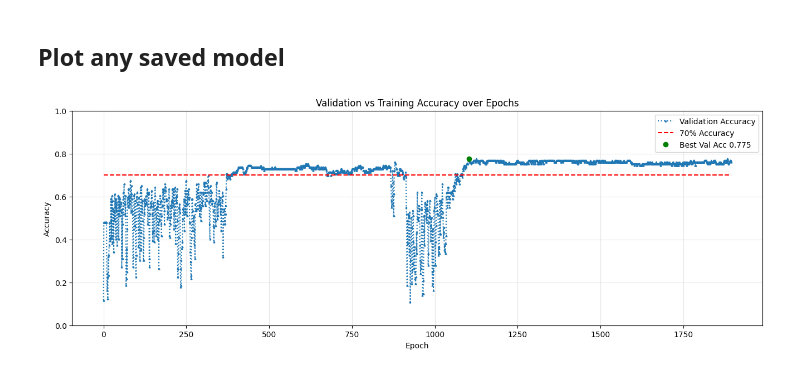
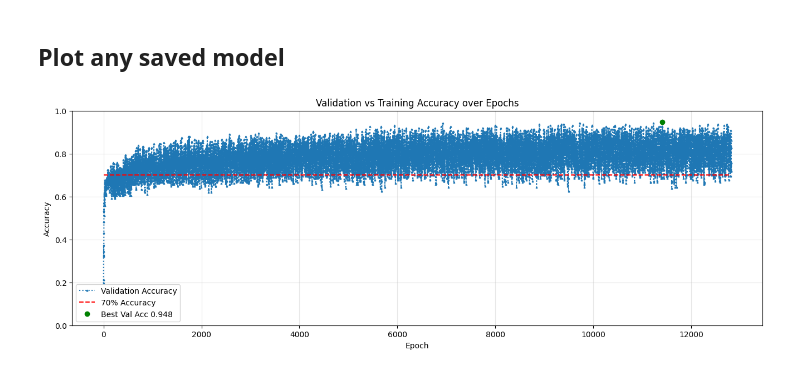
Before and after one commit to GeorgTenzing/EEG_Classification, a Jupyter notebook: Main.ipynb, the cells around one changed output. Saved outputs shown, nothing was run; the diff lists cells and outputs as text; code cells hidden in the pictures.

```diff
--- a/Main.ipynb
+++ b/Main.ipynb
@@ -238,7 +159,7 @@ plot_all_results(results, test_results)
 # %%
 from Utils import plot_training_metrics
 
-csv_path = "logs/EEGClassifier/version__77/metrics.csv"
+csv_path = "logs/TCNModel_withBase/version_12_4_best_1h_GMCGA_no01_4labels/metrics.csv"
 plot_training_metrics(csv_path)
 # %% [output]
-[figure, old version]
+[figure, new version]
```
Also changed, not shown: parts of 4 cells of this notebook, 5 other files.
